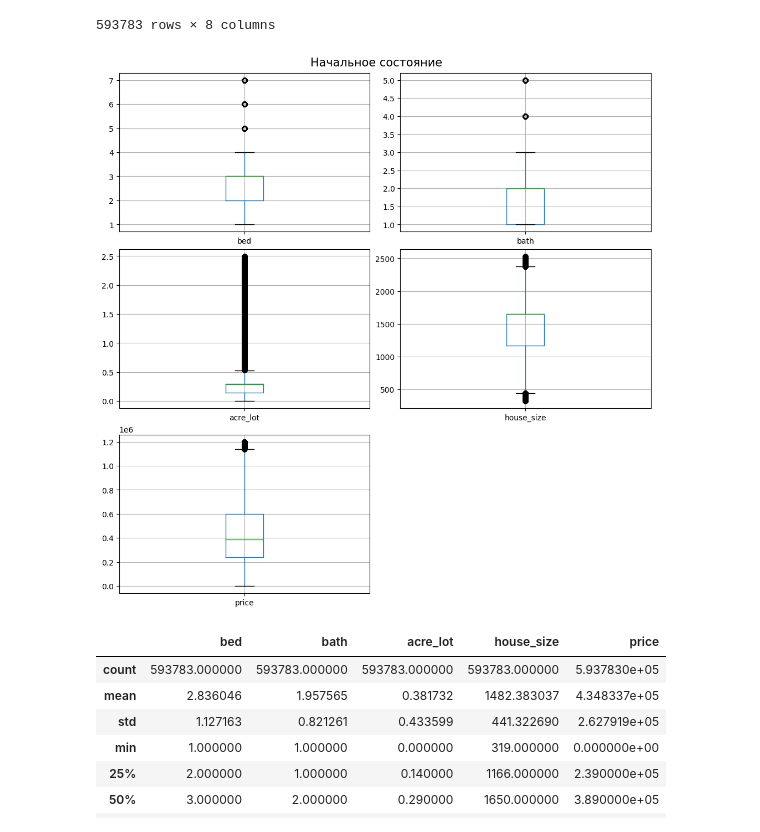
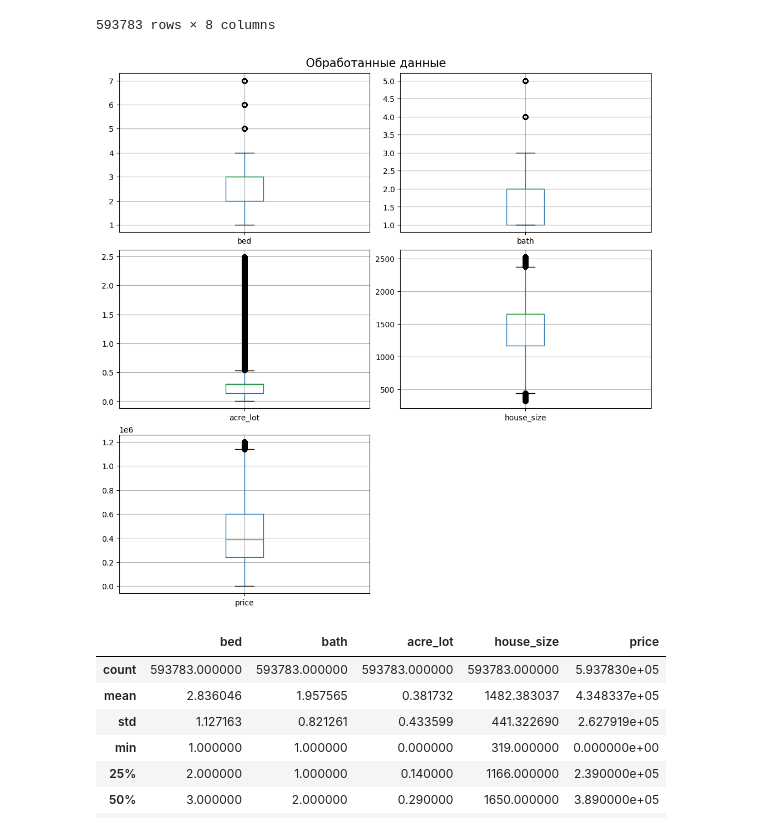
Before and after one commit to HerrPhoton/Theory-of-statistical-solutions, a Jupyter notebook: lab4.ipynb, the cells around one changed output. Saved outputs shown, nothing was run; the diff lists cells and outputs as text; code cells hidden in the pictures.

```diff
--- a/lab4.ipynb
+++ b/lab4.ipynb
@@ -95,16 +99,15 @@ df[cat_features]= df[cat_features].apply(lambda col: col.fillna(col.value_counts
 # %%
-def show_boxplots(df):
+def show_boxplots(df, title = None):
 
-    features = df.select_dtypes([np.number])
-    rows_cnt = int(np.ceil(len(features.columns) / 2))
+    rows_cnt = int(np.ceil(len(df.columns) / 2))
 
     fig = plt.figure(layout = 'constrained', figsize = (10, 10))
     gs = GridSpec(rows_cnt, 2, figure = fig)
 
-    for i, feature in enumerate(features.columns):
+    for i, feature in enumerate(df.columns):
         ax = fig.add_subplot(gs[i // 2, i % 2])
-        features.boxplot(column = feature, ax = ax)
+        df.boxplot(column = feature, ax = ax)
 
-    plt.suptitle('Начальное состояние', fontsize = 15)
+    plt.suptitle(title, fontsize = 15)
     plt.show()
 # %%
@@ -149,9 +153,9 @@ df
 | 593782 | for_sale | 3.0 | 3.0 | 0.29 | New York City | New York | 1677.0 | 850000.0 |
 593783 rows × 8 columns
 # %%
-show_boxplots(df)
+show_boxplots(df[numeric_features], title = 'Обработанные данные')
 # %% [output]
-[figure, old version]
+[figure, new version]
 # %%
 df.describe()
 # %% [output]
```
Also changed, not shown: parts of 22 cells of this notebook.
